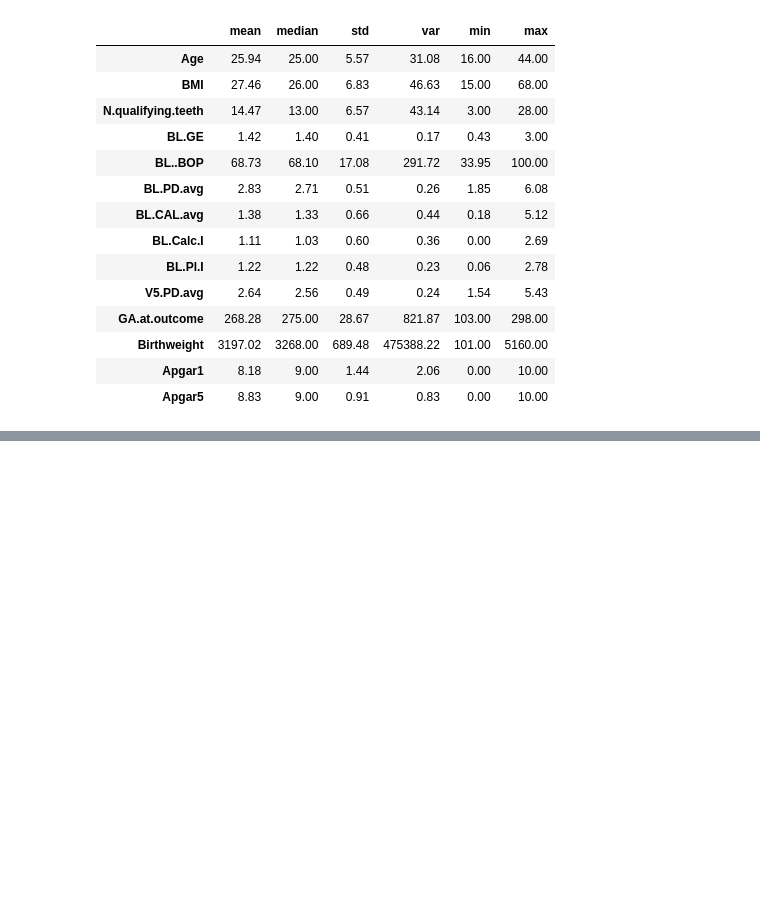
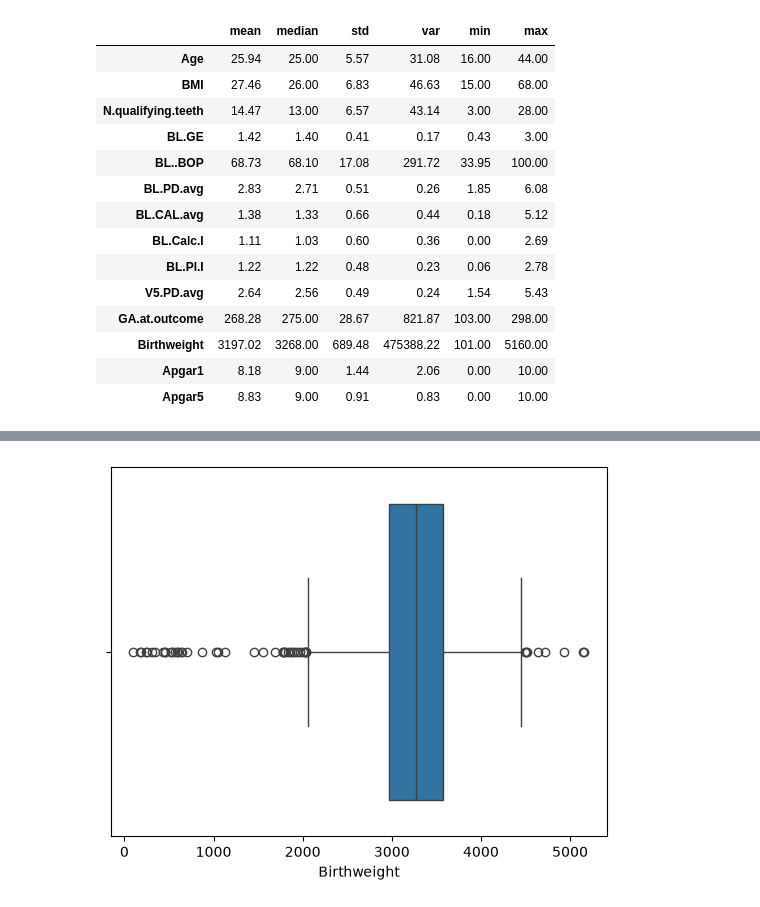
Before and after one commit to saksham0806/fall-semester-26-27-EDA-course, a Jupyter notebook: CAT1.ipynb, the cells around one changed output, grey strips where cells are left out. Saved outputs shown, nothing was run; the diff lists cells and outputs as text; code cells hidden in the pictures; blank space fills up the shorter version.

```diff
--- a/CAT1.ipynb
+++ b/CAT1.ipynb
@@ -462,0 +582,5 @@ df_clean[num].agg(['mean', 'median', 'std', 'var', 'min', 'max']).round(2).T
+# %%
+sns.boxplot(x='Birthweight', data=df_clean)
+plt.show()
+# %% [output]
+[figure, added]
```
Also changed, not shown: parts of 65 cells of this notebook.
